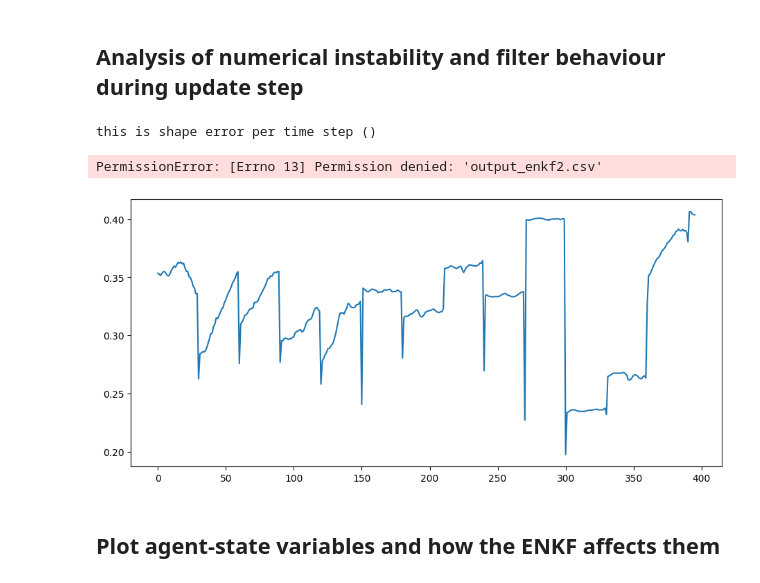
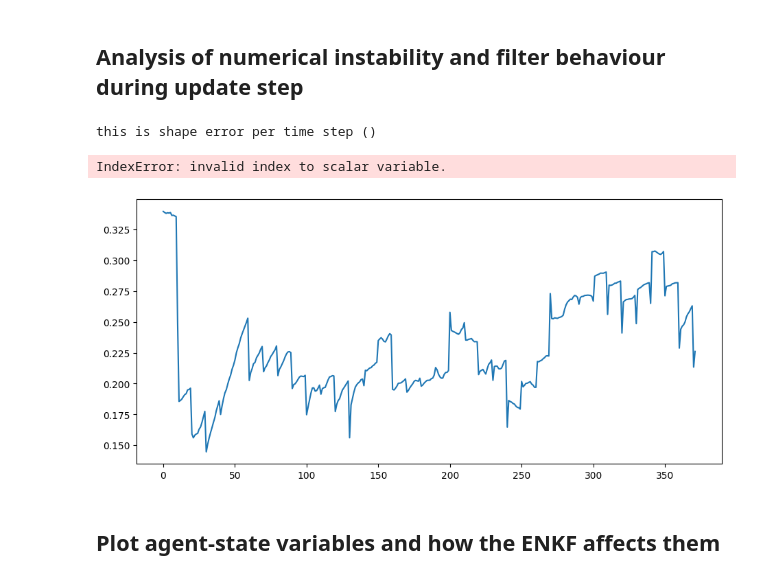
Before and after one commit to yannickoswald/real_time_ineq_abm, a Jupyter notebook: rtabm/experiment1_jupyter.ipynb, the cells around one changed output. Drawn from its saved outputs; the diff is of its cells as text; code cells hidden in the pictures.

```diff
--- a/rtabm/experiment1_jupyter.ipynb
+++ b/rtabm/experiment1_jupyter.ipynb
@@ -130,12 +130,12 @@ class Experiment1:
 
 # Example usage
 if __name__ == "__main__":
-    filter_freq = 30
+    filter_freq = 50
     experiment1 = Experiment1(num_agents=100,
                               ensemble_size=30,
                               macro_state_dim=4, # needs to be set to 3 for the model to work if num_agents < 100
-                              start_year=1990,
-                              end_year=2022,
+                              start_year=1990, #min start year is 1972
+                              end_year=2022,# max end year is 2022
                               filter_freq = filter_freq)
     experiment1.run_both_enkf(filter_freq = filter_freq)
     experiment1.plot_results()
@@ -151,7 +145,7 @@ this is model class <class 'model2_class.Model2'>
 ## Analysis of numerical instability and filter behaviour during update step
 # %%
 test = experiment1.enkf2.models[0].macro_state_vectors
-test2 = experiment1.enkf2.models[0].micro_state_vectors[0]
+test2 = experiment1.enkf2.models[0].micro_state_vectors[0][:,0]
 
 
 
@@ -253,35 +247,35 @@ for i in range(len(agent_state_history_model_2)):
 # test whether agent_state_history_model_2[0] is the exactly same as agent_state_history_model_2[1]
 #print('this is the difference between agent state history of two time steps', agent_state_history_model_2[0] - agent_state_history_model_2[1])
 
 # MODEL 1 ENKF analysis
 # get data ensemble, state ensemble, H, Kalman Gain
 
 '''
 data_ensemble_historyMODEL1 = experiment1.enkf1.data_ensemble_history
 state_ensemble_historyMODEL1= experiment1.enkf1.state_ensemble_history
 H = experiment1.enkf1.H
 Kalman_Gain_historyMODEL1 = experiment1.enkf1.Kalman_Gain_history
 diff_historyMODEL1  = experiment1.enkf1.diff_history
 print(data_ensemble_historyMODEL1[update_step_choice].shape)
 print(state_ensemble_historyMODEL1[update_step_choice].shape)
 print(H.shape)
 print(Kalman_Gain_historyMODEL1[update_step_choice].shape)
 
 
 # print first element data ensemble and state ensemble and Kalman Gain
 print('this data ensemble history model 1', data_ensemble_historyMODEL1[update_step_choice])
 print('this is state ensemble history model 1', state_ensemble_historyMODEL1[update_step_choice])
 print('this is Kalman Gain history model 1', Kalman_Gain_historyMODEL1[update_step_choice])
 print('this is diff history model 1', diff_historyMODEL1[update_step_choice])
 
 # analyse variance of data ensemble
 variance_data_ensemble = np.var(data_ensemble_historyMODEL1[update_step_choice], axis = 1)
 print('this is variance of data ensemble model 1', variance_data_ensemble)
 '''
 # %% [output]
 this is shape error per time step ()
-PermissionError: [Errno 13] Permission denied: 'output_enkf2.csv'
+IndexError: invalid index to scalar variable.
-[figure, old version]
+[figure, new version]
 # %% [markdown]
 ## Plot agent-state variables and how the ENKF affects them
 # %% [markdown]
```
Also changed, not shown: parts of 1 cell of this notebook, 2 other files.
